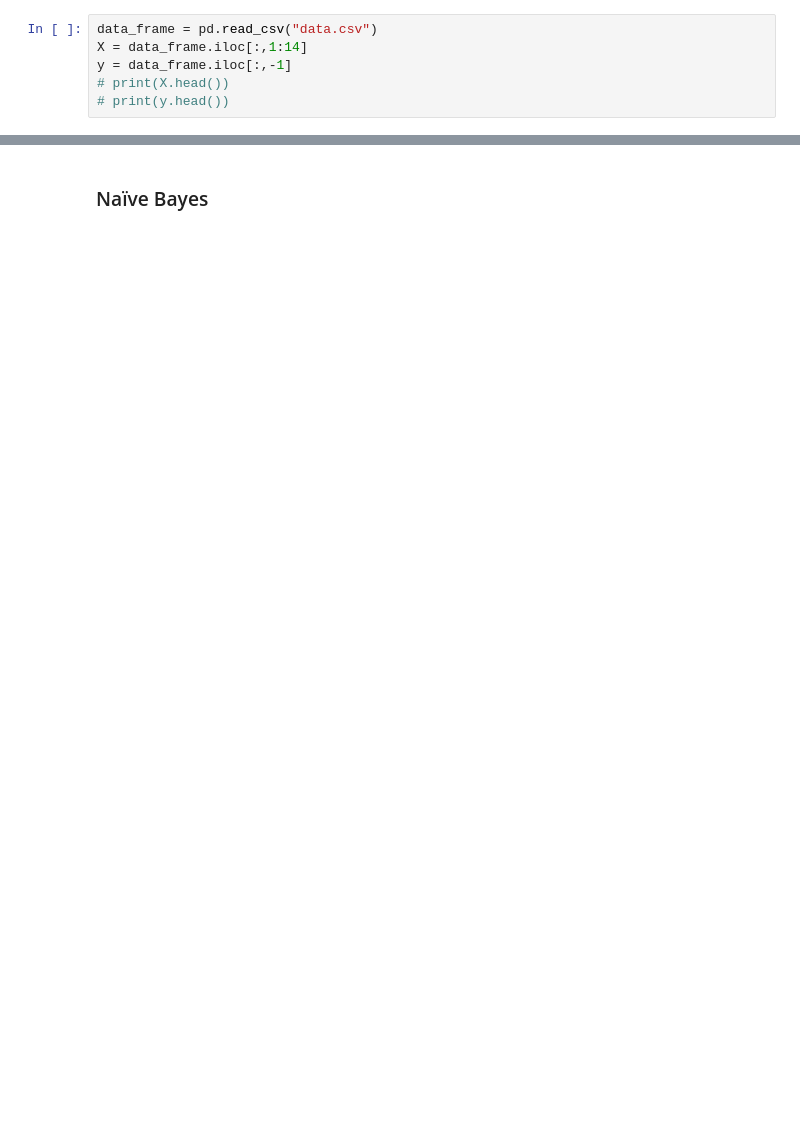
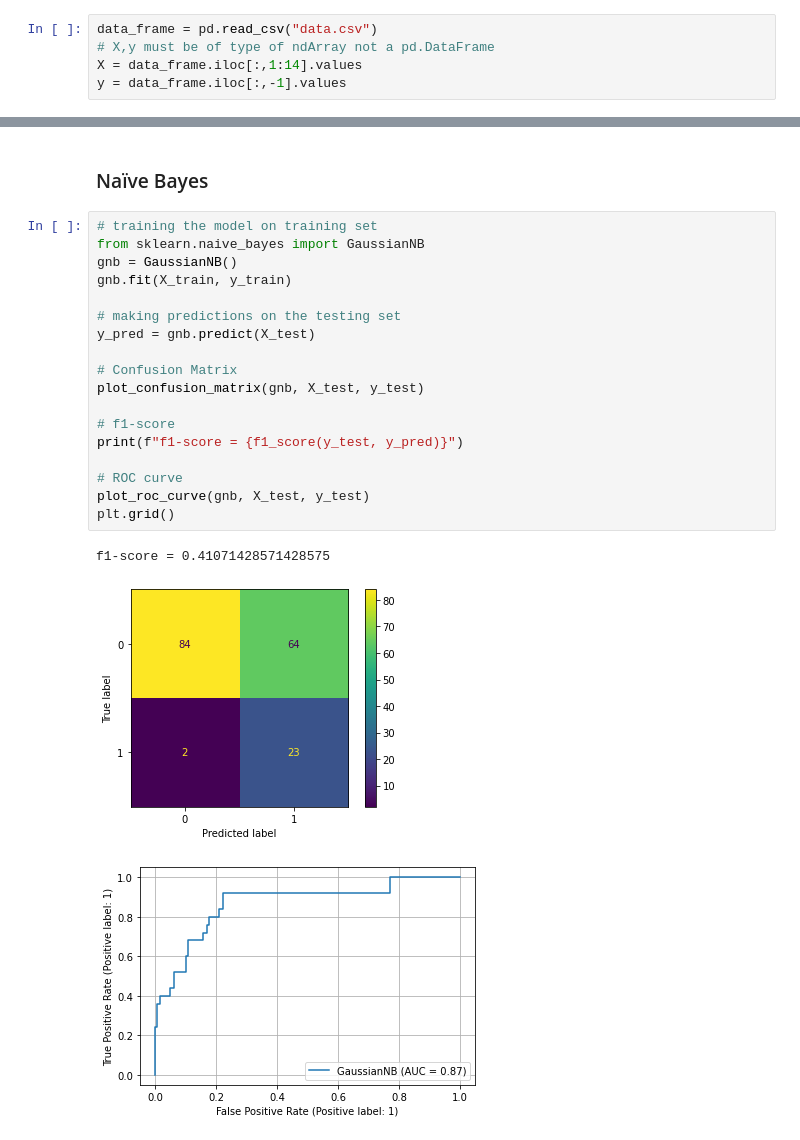
Before and after one commit to MMostafa-Hub/COVID-19-Outcome-Prediction, a Jupyter notebook: COVID-19 Outcome Prediction.ipynb, the cells around one changed output, grey strips where cells are left out. Saved outputs shown, nothing was run; the diff lists cells and outputs as text; blank space fills up the shorter version.

```diff
--- a/COVID-19 Outcome Prediction.ipynb
+++ b/COVID-19 Outcome Prediction.ipynb
@@ -10,7 +9,6 @@ import matplotlib.pyplot as plt
 ### Loading The Data
 # %%
 data_frame = pd.read_csv("data.csv")
-X = data_frame.iloc[:,1:14]
-y = data_frame.iloc[:,-1]
-# print(X.head())
-# print(y.head())
+# X,y must be of type of ndArray not a pd.DataFrame
+X = data_frame.iloc[:,1:14].values
+y = data_frame.iloc[:,-1].values
@@ -83,2 +172,24 @@ f1-score = 0.76
 # %% [markdown]
 ### Naïve Bayes
+# %%
+# training the model on training set
+from sklearn.naive_bayes import GaussianNB
+gnb = GaussianNB()
+gnb.fit(X_train, y_train)
+
+# making predictions on the testing set
+y_pred = gnb.predict(X_test)
+
+# Confusion Matrix
+plot_confusion_matrix(gnb, X_test, y_test)
+
+# f1-score
+print(f"f1-score = {f1_score(y_test, y_pred)}")
+
+# ROC curve
+plot_roc_curve(gnb, X_test, y_test)
+plt.grid()
+# %% [output]
+f1-score = 0.41071428571428575
+[figure, added]
+[figure, added]
```
Also changed, not shown: parts of 17 cells of this notebook.
